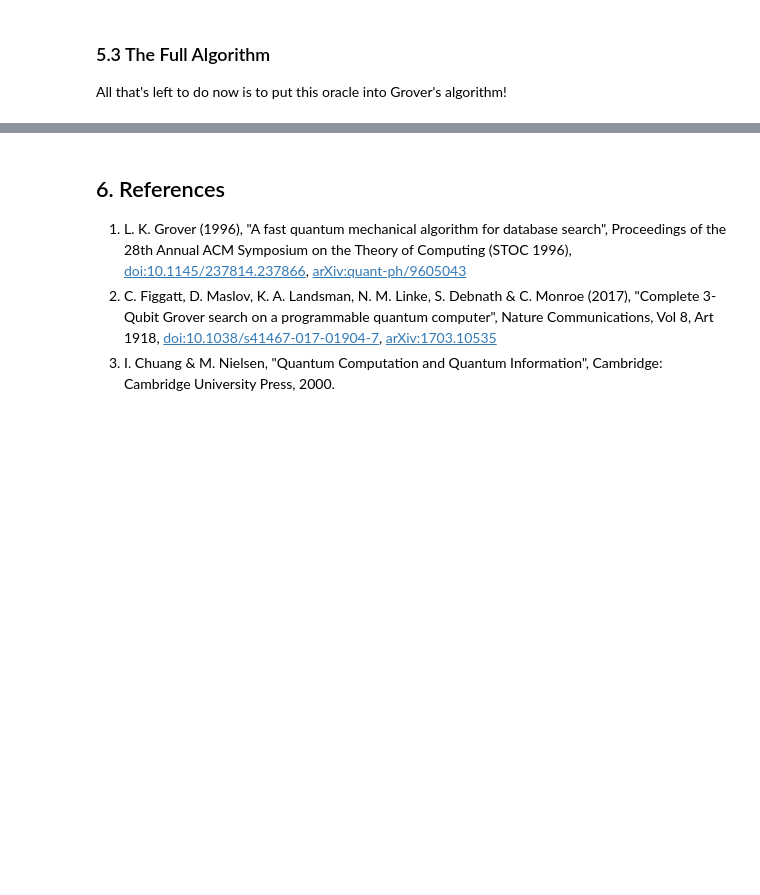
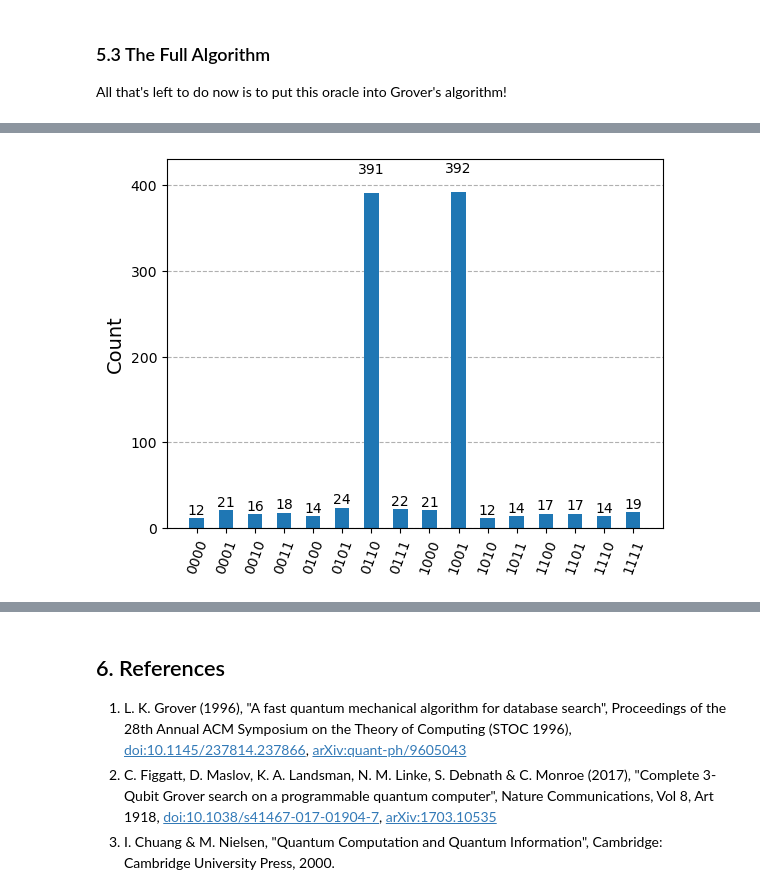
Before and after one commit to valdo92/QC_PSL_week, a Jupyter notebook: Lecture 3/03_4_grover.ipynb, the cells around one changed output, grey strips where cells are left out. Saved outputs shown, nothing was run; the diff lists cells and outputs as text; code cells hidden in the pictures; blank space fills up the shorter version.

```diff
--- a/Lecture 3/03_4_grover.ipynb
+++ b/Lecture 3/03_4_grover.ipynb
@@ -753,0 +751,11 @@ TypeError: issubclass() arg 1 must be a class
+# %%
+# Simulate the circuit
+aer_sim = AerSimulator()
+transpiled_qc = transpile(qc, aer_sim)
+results = aer_sim.run(transpiled_qc).result()
+counts = results.get_counts()
+
+# Plot the results
+plot_histogram(counts)
+# %% [output]
+[figure, added]
```
Also changed, not shown: parts of 6 cells of this notebook, 5 other files.
